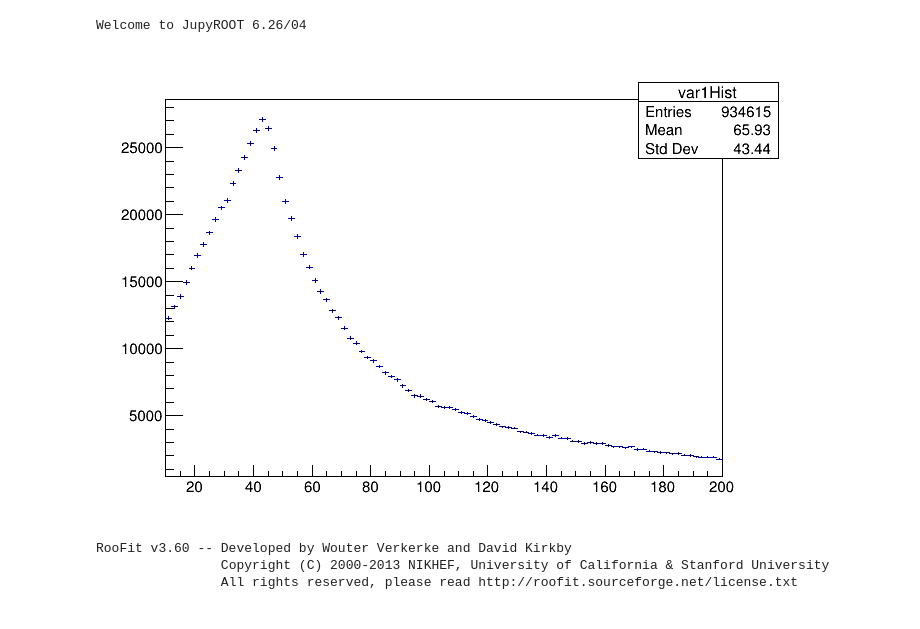
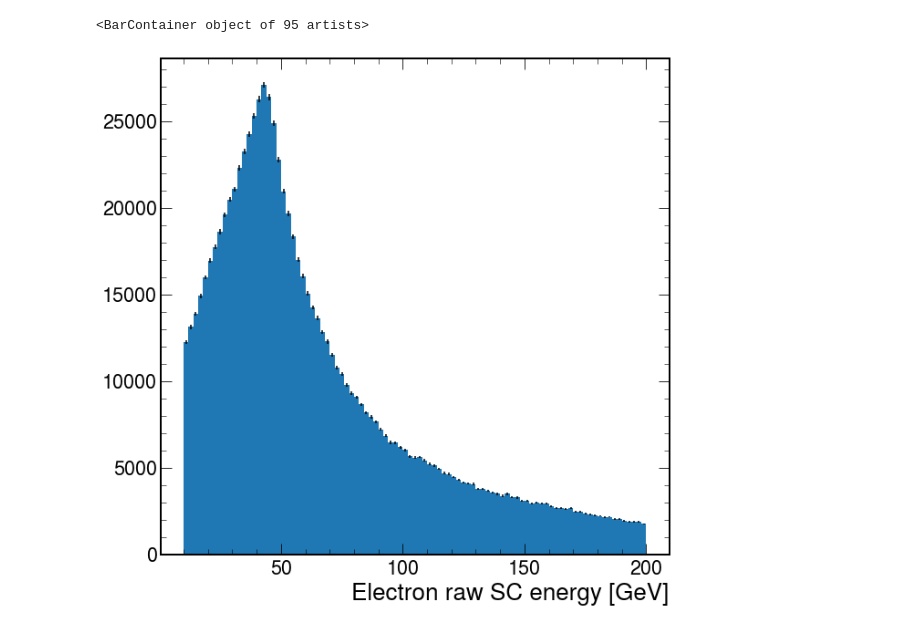
Before and after one commit to afiqaize/CMSPODAS23, a Jupyter notebook: reco_and_energy_corr/exercise-3.ipynb, the cells around one changed output. Cells and saved outputs as stored; diff of their text form; code cells hidden in the pictures.

```diff
--- a/reco_and_energy_corr/exercise-3.ipynb
+++ b/reco_and_energy_corr/exercise-3.ipynb
@@ -0,0 +7,4 @@
+# %%
+from Tools.wrapper_egm_tools import *
+tree = makeChain(cname = "ggNtuplizer/EventTree", flist = "/eos/user/y/yian/Ntuples_CMSPODAS/0000/DYJetsToLL_M-50_TuneCP5_13TeV-madgraphMLM-pythia8_*.root", njob = 10)
+tree_large = makeChain(cname = "ggNtuplizer/EventTree", flist = "/eos/user/y/yian/Ntuples_CMSPODAS/0000/DYJetsToLL_M-50_TuneCP5_13TeV-madgraphMLM-pythia8_*.root", njob = 2)
@@ -1,4 +31,2 @@
 # %%
-from Tools.wrapper_egm_tools import *
-tree = makeChain(cname = "ggNtuplizer/EventTree", flist = "/eos/user/y/yian/Ntuples_CMSPODAS/0000/*.root", njob = 10)
-h_eraw = makeHist(tree = tree, nbin = 95, xmin = 10, xmax = 200, variable = "eleSCRawEn", cut = "eleGenEn > 10")
+h_escraw = makeHist(tree = tree, nbin = 95, xmin = 10, xmax = 200, variable = 'eleSCRawEn', cut = 'eleGenEn > 10')
@@ -26,11 +33,11 @@ nr files: 19
-# %%
-from ROOT import TCanvas
-canvas = TCanvas()
-h_eraw.Draw()
-canvas.Draw() # Necessary to make the graphics show!
-# %% [output]
-Welcome to JupyROOT 6.26/04
-[figure, removed]
-RooFit v3.60 -- Developed by Wouter Verkerke and David Kirkby
-                Copyright (C) 2000-2013 NIKHEF, University of California & Stanford University
-                All rights reserved, please read http://roofit.sourceforge.net/license.txt
+# %%
+import matplotlib.pyplot as plt
+import mplhep
+mplhep.style.use(mplhep.style.CMS)
+fig, ax = plt.subplots()
+h_toplot = h_escraw
+ax.set_xlabel(r'Electron raw SC energy [GeV]')
+ax.bar(h_toplot.axis().centers(), height = h_toplot.counts(), yerr = h_toplot.errors(), width = h_toplot.axis().widths())
+# %% [output]
+<BarContainer object of 95 artists>
+[figure, added]
```
Also changed, not shown: parts of 26 cells of this notebook.
